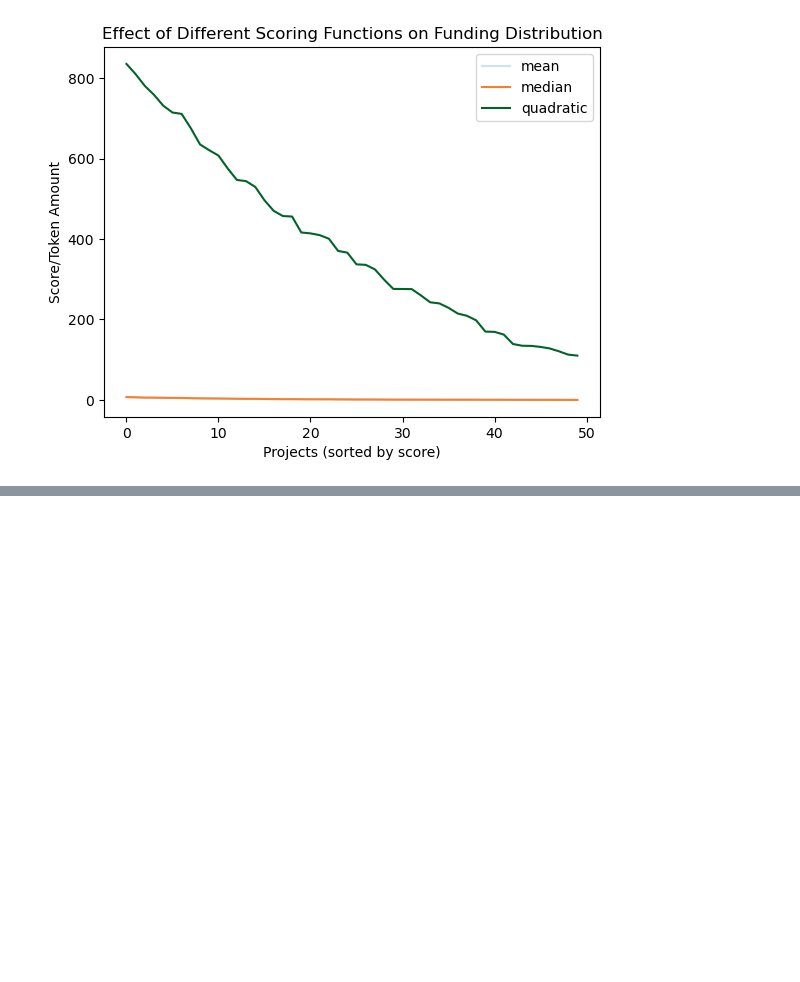
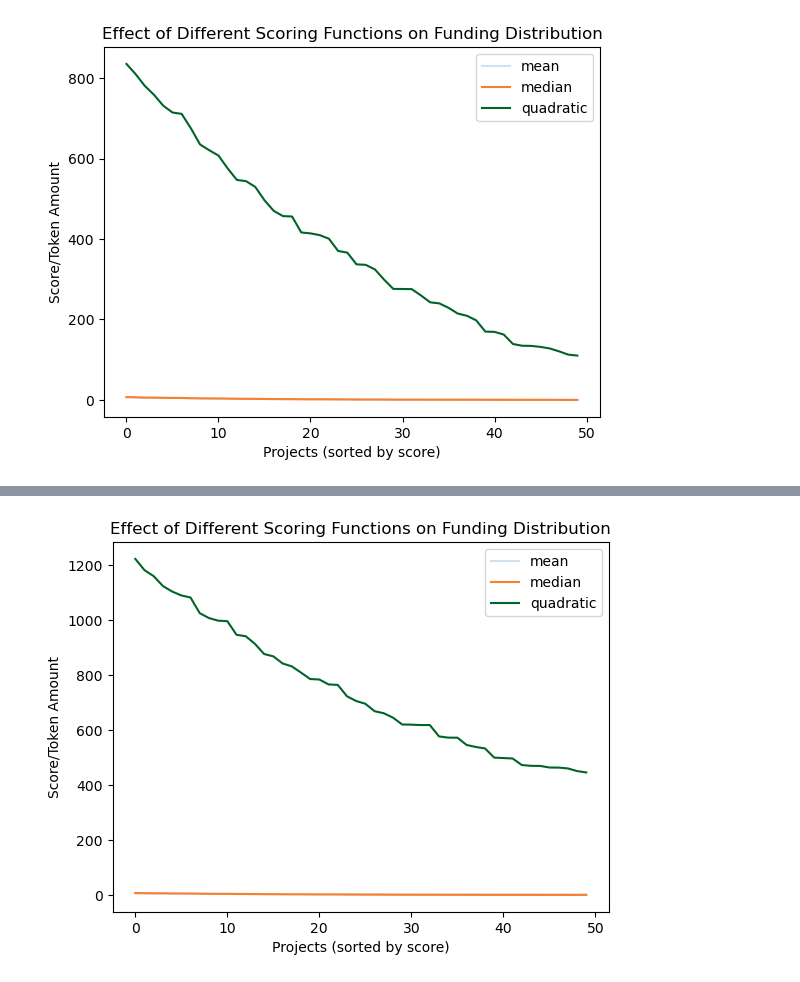
Before and after one commit to CELtd/voting_mechanism_design, a Jupyter notebook: notebooks/quorum_example.ipynb, the cells around one changed output, grey strips where cells are left out. Cells and saved outputs as stored; diff of their text form; code cells hidden in the pictures; blank space fills up the shorter version.

Commit message:
comparison between old and new framework
cmp_old_new_quorum-Copy2 is the working one

```diff
--- a/notebooks/quorum_example.ipynb
+++ b/notebooks/quorum_example.ipynb
@@ -463,0 +476,90 @@ Project 10 votes: [0.6136646107111761, 1.120761539013275, 0.9384170919867529, 0.
+# %%
+import matplotlib.pyplot as plt
+import numpy as np
+import itertools
+from collections import defaultdict
+from tqdm import tqdm
+
+# Define scoring functions and quorum values
+score_fns = ['mean', 'median', 'quadratic']
+quorum = 1  # Set a fixed quorum for this analysis
+sim_configs = list(itertools.product(score_fns, [quorum]))
+pass_results = []
+project_votes_dict = {}
+
+# Run simulations for different scoring functions
+for score_fn, q in tqdm(sim_configs):
+    # Configuring & running Sim
+    badgeholders.reset_all()
+    simulation_obj = RoundSimulation(
+        badgeholder_population=badgeholders,
+        projects=project_population,
+        funding_design=fund_distribution_model,
+    )
+    projects = project_population.get_projects()
+    simulation_obj.run(cast_votes_kwargs={'projects': projects})
+
+    # Collect all votes
+    all_votes = simulation_obj.badgeholder_population.get_all_votes()
+
+    # Count votes for each project
+    project_vote_counts = defaultdict(int)
+    for vote in all_votes:
+        project_vote_counts[vote.project.project_id] += vote.amount if vote.amount is not None else 0
+
+    # Store votes for comparison
+    if not project_votes_dict:
+        for project in projects:
+            votes = [vote.amount for vote in project.votes if vote.amount is not None]
+            project_votes_dict[project.project_id] = votes
+    else:
+        for project in projects:
+            votes = [vote.amount for vote in project.votes if vote.amount is not None]
+            if project_votes_dict[project.project_id] != votes:
+                print(f"Mismatch in votes for Project {project.project_id}")
+
+    # Calculate token amounts based on different scoring methods
+    project_scores = []
+    for project in projects:
+        votes = [vote.amount for vote in project.votes if vote.amount is not None]
+        if score_fn == 'mean':
+            score = np.mean(votes) if votes else 0
+        elif score_fn == 'median':
+            score = np.median(votes) if votes else 0
+        elif score_fn == 'quadratic':
+            score = np.sum(np.sqrt(votes)) if votes else 0
+
+        project.token_amount = score
+        project_scores.append(score)
+
+    # Store results
+    pass_results.append({
+        'quorum': q,
+        'score_fn': score_fn,
+        'project_scores': project_scores,
+    })
+
+# Plotting
+plt.figure()
+cmap_means = plt.get_cmap('Blues')
+cmap_medians = plt.get_cmap('Oranges')
+cmap_quadratics = plt.get_cmap('Greens')
+cmap_access_vec = np.linspace(0.2, 0.9, len(pass_results))
+
+for p in pass_results:
+    if p['score_fn'] == 'mean':
+        cc = cmap_means(cmap_access_vec[0])
+        plt.plot(sorted(p['project_scores'], reverse=True), color=cc, label='mean' if cmap_access_vec[0] == cmap_access_vec[0] else "")
+    elif p['score_fn'] == 'median':
+        cc = cmap_medians(cmap_access_vec[1])
+        plt.plot(sorted(p['project_scores'], reverse=True), color=cc, label='median' if cmap_access_vec[1] == cmap_access_vec[1] else "")
+    elif p['score_fn'] == 'quadratic':
+        cc = cmap_quadratics(cmap_access_vec[2])
+        plt.plot(sorted(p['project_scores'], reverse=True), color=cc, label='quadratic' if cmap_access_vec[2] == cmap_access_vec[2] else "")
+
+plt.xlabel('Projects (sorted by score)')
+plt.ylabel('Score/Token Amount')
+plt.title('Effect of Different Scoring Functions on Funding Distribution')
+plt.legend()
+plt.show()
+# %% [output]
@@ -463,0 +583 @@ Project 10 votes: [0.6136646107111761, 1.120761539013275, 0.9384170919867529, 0.
+[figure, added]
```
Also changed, not shown: parts of 15 cells of this notebook, 6 other files.
